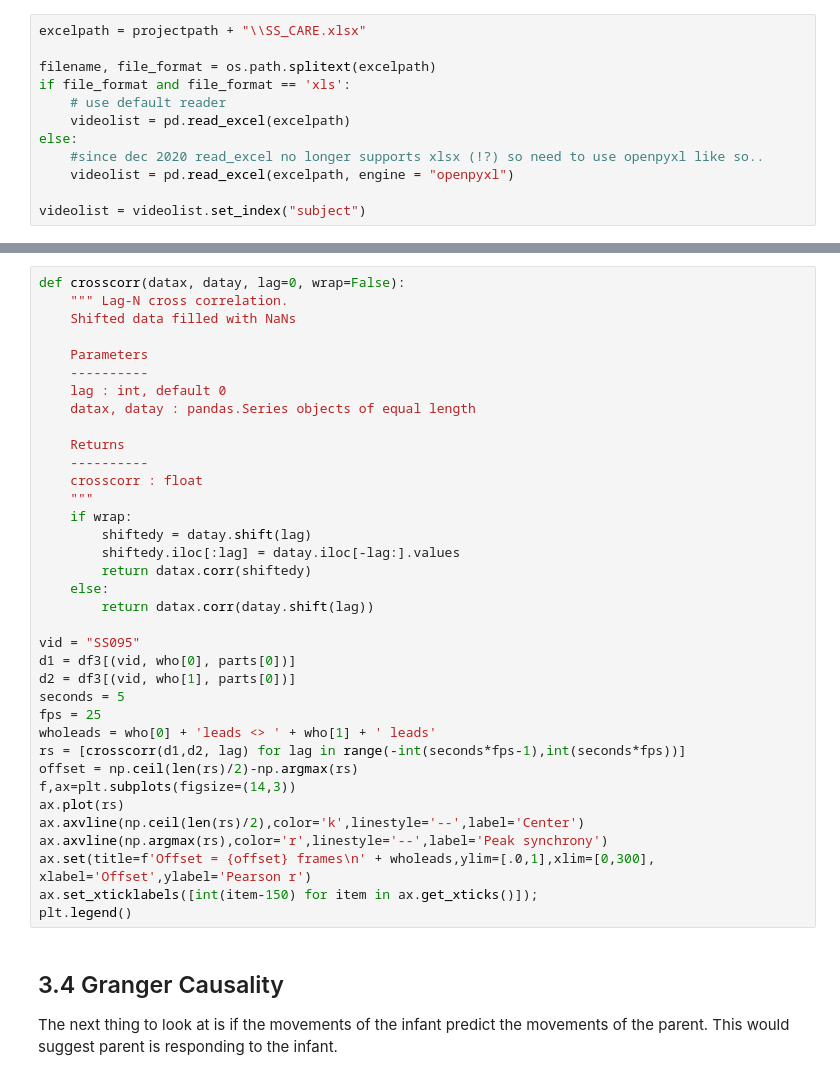
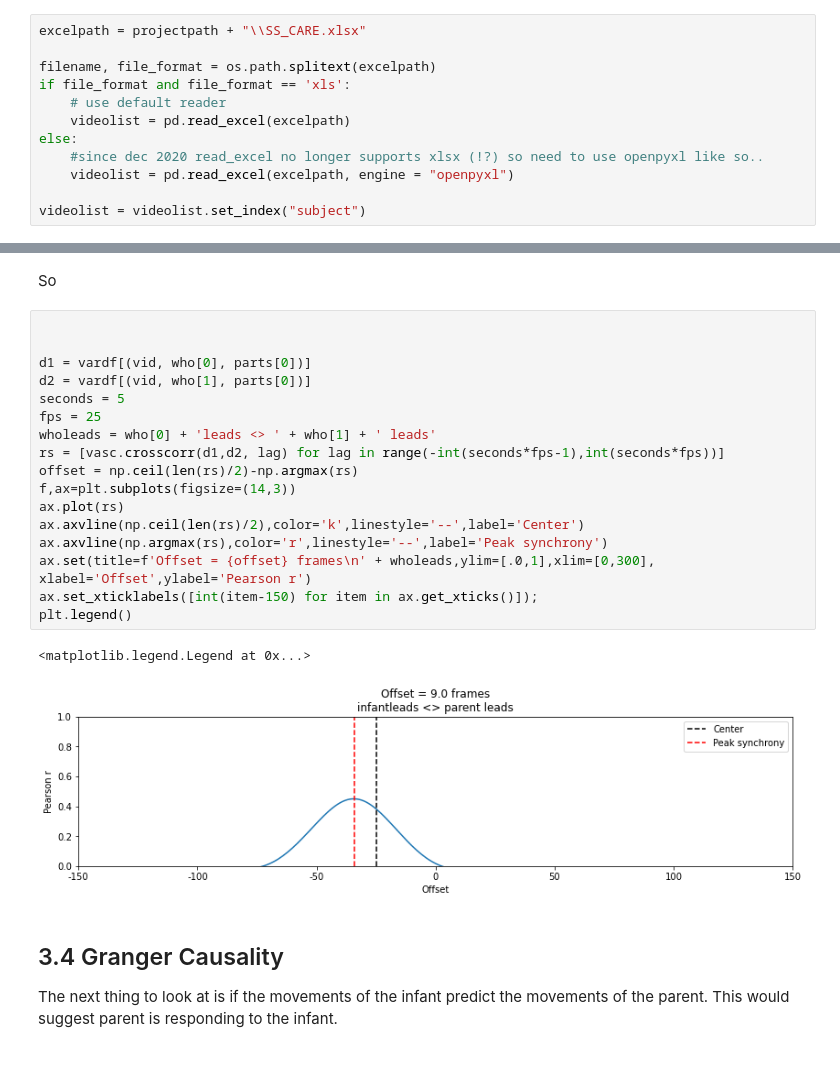
Before and after one commit to InfantLab/VASC, a Jupyter notebook: Step3.AnalyseData.scipy.ipynb, the cells around one changed output, grey strips where cells are left out. Saved outputs shown, nothing was run; the diff lists cells and outputs as text.

```diff
--- a/Step3.AnalyseData.scipy.ipynb
+++ b/Step3.AnalyseData.scipy.ipynb
@@ -425,39 +397,25 @@ rolling_r.mean()
+# %% [markdown]
+So
 # %%
-def crosscorr(datax, datay, lag=0, wrap=False):
-    """ Lag-N cross correlation.
-    Shifted data filled with NaNs
 
-    Parameters
-    ----------
-    lag : int, default 0
-    datax, datay : pandas.Series objects of equal length
 
-    Returns
-    ----------
-    crosscorr : float
-    """
-    if wrap:
-        shiftedy = datay.shift(lag)
-        shiftedy.iloc[:lag] = datay.iloc[-lag:].values
-        return datax.corr(shiftedy)
-    else:
-        return datax.corr(datay.shift(lag))
-
-vid = "SS095"
-d1 = df3[(vid, who[0], parts[0])]
-d2 = df3[(vid, who[1], parts[0])]
+d1 = vardf[(vid, who[0], parts[0])]
+d2 = vardf[(vid, who[1], parts[0])]
 seconds = 5
 fps = 25
 wholeads = who[0] + 'leads <> ' + who[1] + ' leads'
-rs = [crosscorr(d1,d2, lag) for lag in range(-int(seconds*fps-1),int(seconds*fps))]
+rs = [vasc.crosscorr(d1,d2, lag) for lag in range(-int(seconds*fps-1),int(seconds*fps))]
 offset = np.ceil(len(rs)/2)-np.argmax(rs)
 f,ax=plt.subplots(figsize=(14,3))
 ax.plot(rs)
 ax.axvline(np.ceil(len(rs)/2),color='k',linestyle='--',label='Center')
 ax.axvline(np.argmax(rs),color='r',linestyle='--',label='Peak synchrony')
 ax.set(title=f'Offset = {offset} frames\n' + wholeads,ylim=[.0,1],xlim=[0,300], xlabel='Offset',ylabel='Pearson r')
 ax.set_xticklabels([int(item-150) for item in ax.get_xticks()]);
 plt.legend()
+# %% [output]
+<matplotlib.legend.Legend at 0x...>
+[figure, added]
 # %% [markdown]
 ## 3.4 Granger Causality
 
```
Also changed, not shown: parts of 16 cells of this notebook, 2 other files.
